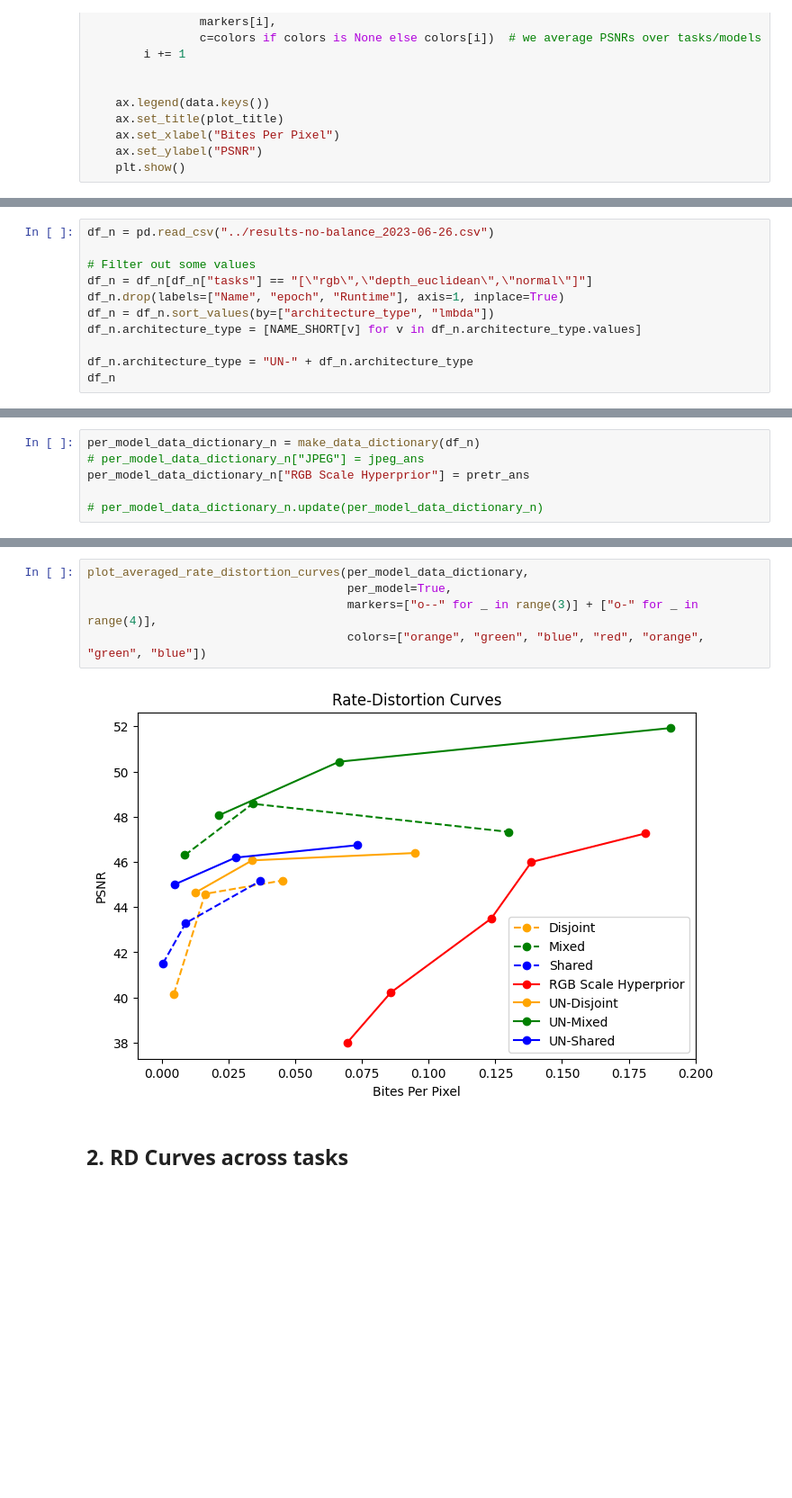
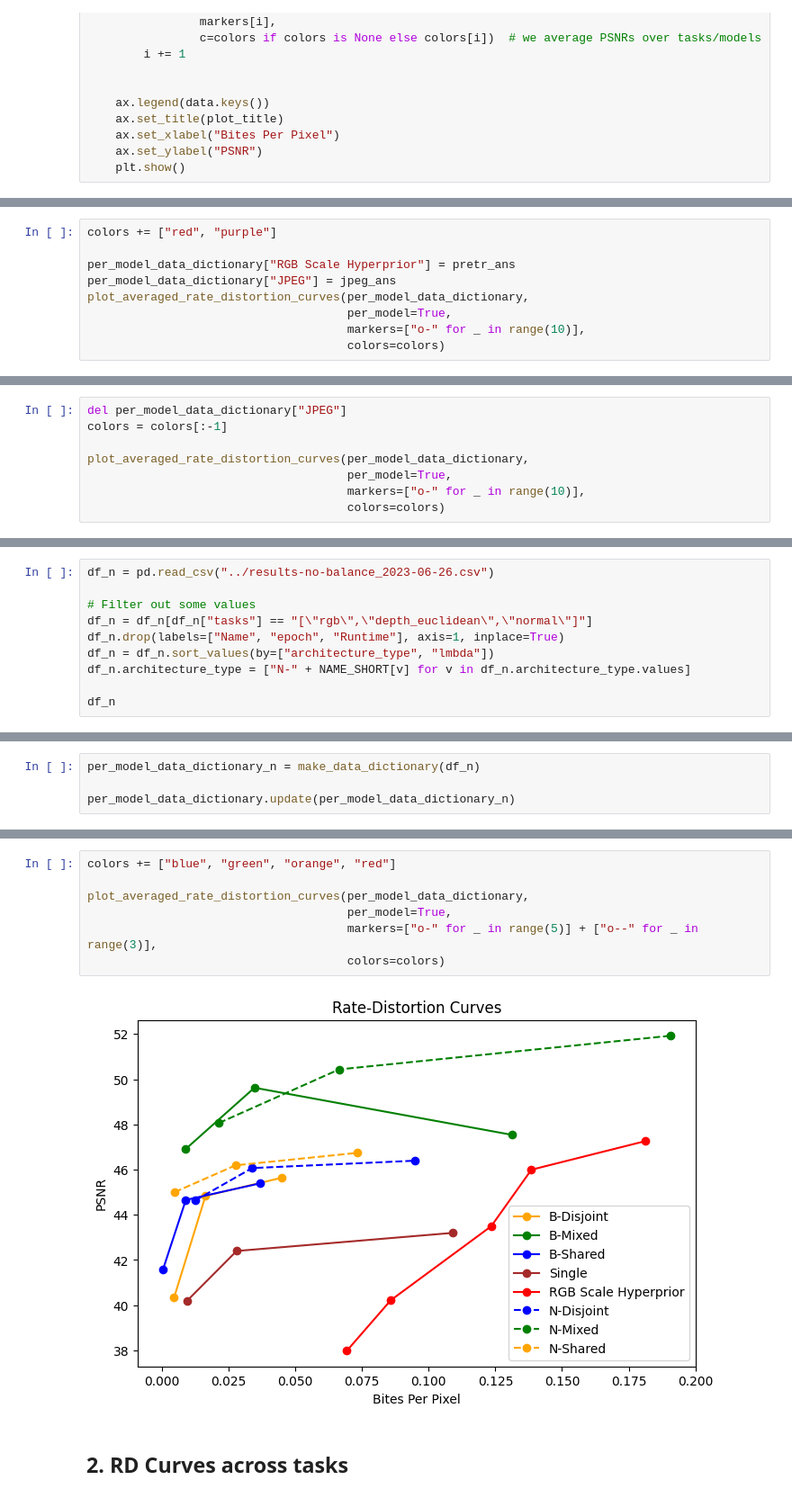
Before and after one commit to narekvslife/multi-modal-neural-compression, a Jupyter notebook: src/plots.ipynb, the cells around one changed output, grey strips where cells are left out. Shown at 90% size. Drawn from its saved outputs; the diff is of its cells as text; blank space fills up the shorter version.

```diff
--- a/src/plots.ipynb
+++ b/src/plots.ipynb
@@ -336,0 +443,9 @@ plot_averaged_rate_distortion_curves(per_model_data_dictionary,
+# %%
+colors += ["red", "purple"]
+
+per_model_data_dictionary["RGB Scale Hyperprior"] = pretr_ans
+per_model_data_dictionary["JPEG"] = jpeg_ans
+plot_averaged_rate_distortion_curves(per_model_data_dictionary,
+                                     per_model=True,
+                                     markers=["o-" for _ in range(10)],
+                                     colors=colors)
@@ -336,0 +454,8 @@ plot_averaged_rate_distortion_curves(per_model_data_dictionary,
+# %%
+del per_model_data_dictionary["JPEG"]
+colors = colors[:-1]
+
+plot_averaged_rate_distortion_curves(per_model_data_dictionary,
+                                     per_model=True,
+                                     markers=["o-" for _ in range(10)],
+                                     colors=colors)
@@ -343,9 +470,8 @@ df_n = pd.read_csv("../results-no-balance_2023-06-26.csv")
 df_n = df_n[df_n["tasks"] == "[\"rgb\",\"depth_euclidean\",\"normal\"]"]
 df_n.drop(labels=["Name", "epoch", "Runtime"], axis=1, inplace=True)
 df_n = df_n.sort_values(by=["architecture_type", "lmbda"])
-df_n.architecture_type = [NAME_SHORT[v] for v in df_n.architecture_type.values]
+df_n.architecture_type = ["N-" + NAME_SHORT[v] for v in df_n.architecture_type.values]
 
-df_n.architecture_type = "UN-" + df_n.architecture_type
 df_n
 # %% [output]
 |  | State | architecture_type | trainer/global_step | tasks | lmbda | val/rec_loss | val/compression_loss | ... |
@@ -361,6 +487,4 @@ df_n
 # %%
 per_model_data_dictionary_n = make_data_dictionary(df_n)
-# per_model_data_dictionary_n["JPEG"] = jpeg_ans
-per_model_data_dictionary_n["RGB Scale Hyperprior"] = pretr_ans
 
-# per_model_data_dictionary_n.update(per_model_data_dictionary_n)
+per_model_data_dictionary.update(per_model_data_dictionary_n)
@@ -374,9 +491,11 @@ plot_averaged_rate_distortion_curves(per_model_data_dictionary_n,
 # %%
+colors += ["blue", "green", "orange", "red"]
+
 plot_averaged_rate_distortion_curves(per_model_data_dictionary,
                                      per_model=True,
-                                     markers=["o--" for _ in range(3)] + ["o-" for _ in range(4)],
-                                     colors=["orange", "green", "blue", "red", "orange", "green", "blue"])
+                                     markers=["o-" for _ in range(5)] + ["o--" for _ in range(3)],
+                                     colors=colors)
 # %% [output]
-[figure, old version]
+[figure, new version]
 # %% [markdown]
 ## 2. RD Curves across tasks
```
Also changed, not shown: parts of 68 cells of this notebook.
